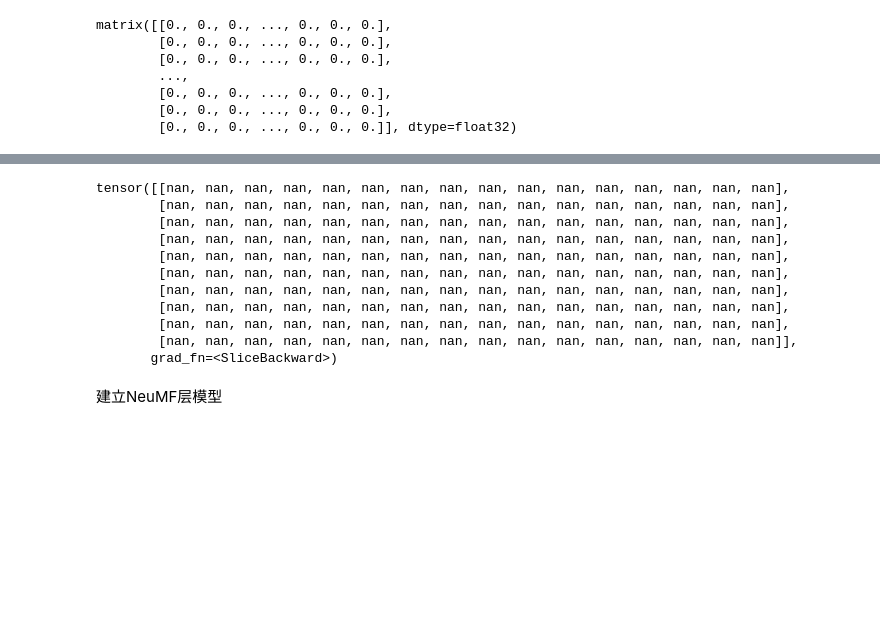
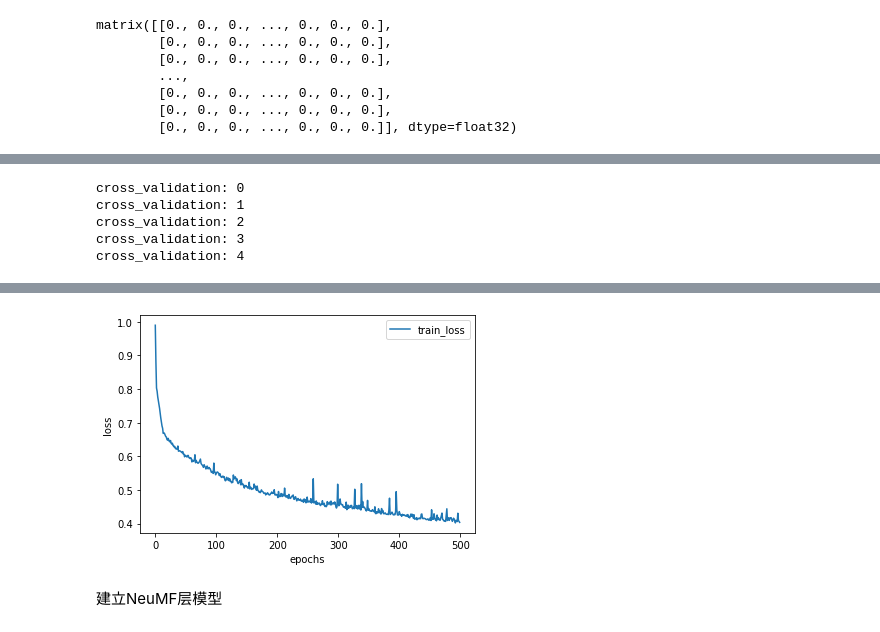
Before and after one commit to stevejobws/Colaboratory, a Jupyter notebook: gcn_pridiction.ipynb, the cells around one changed output, grey strips where cells are left out. Saved outputs shown, nothing was run; the diff lists cells and outputs as text; code cells hidden in the pictures; blank space fills up the shorter version.

```diff
--- a/gcn_pridiction.ipynb
+++ b/gcn_pridiction.ipynb
@@ -307,4 +276,5 @@ class GCN(nn.Module):
     x = F.relu(self.gc1(x, adj))    # adj即公式Z=softmax(A~Relu(A~XW(0))W(1))中的A~
     x1 = F.dropout(x, self.dropout, training = self.training)  # x要dropout
     x2 = self.gc2(x1, adj)
-    return F.log_softmax(x, dim = 1), x1  # 参数dim=1表示对每一行求softmax，那么每一行的值加起来都等于1。
+    return F.log_softmax(x2, dim = 1), x#, x  # 参数dim=1表示对每一行求softmax，那么每一行的值加起来都等于1。
+    #return x, x2
@@ -323,7 +315,10 @@ adj, features, labels, idx_train, idx_val, idx_test = load_data(Adj,features,lab
 model = GCN(nfeat=features.shape[1],
             nhid=16,
             nclass=2,
-            dropout=0.1)
-output, x1 = model(features, adj)
-x1[:10]
+            dropout=0.02)
+output, xx = model(features, adj)
+#xx = model(features, adj)
+print(xx[:10])
+print(output[:10])
+#
 # %% [output]
@@ -347,23 +344,45 @@ tensor([[2.1070e-35, 0.0000e+00, 4.7924e-43, 0.0000e+00, 4.8065e-43, 0.0000e+00,
+# %%
+def div_list(ls,n):
+    ls_len=len(ls)
+    j = ls_len//n
+    ls_return = []
+    for i in range(0,(n-1)*j,j):
+        ls_return.append(ls[i:i+j])
+    ls_return.append(ls[(n-1)*j:])
+    return ls_return
+cv_num =5
+reorder = np.arange(3334)
+np.random.shuffle(reorder)
+order = div_list(reorder.tolist(),cv_num)
+for i in range(cv_num):
+  print("cross_validation:", '%01d' % (i))
+  test_arr = order[i]
+  arr = list(set(reorder).difference(set(test_arr)))
+  np.random.shuffle(arr)
+  train_arr = arr
+# %% [output]
+cross_validation: 0
+cross_validation: 1
+cross_validation: 2
+cross_validation: 3
+cross_validation: 4
 # %%
 from __future__ import division
 from __future__ import print_function
-
 import time
 import argparse  # argparse 是python自带的命令行参数解析包，可以用来方便地读取命令行参数
 import numpy as np
-
 import torch
 import torch.nn.functional as F
 import torch.optim as optim
 
-
 # Training settings
 learning_rate = 0.01
 weight_decay = 5e-4
-epoch_num = 100
-dropout = 0.1
+epoch_num = 500
+dropout = 0.02
 #in_size = node_features  #设置输入层的维数
-hi_size = 16 #设置隐藏层的维数
+hi_size = 16 # 16 #设置隐藏层的维数
 #out_size = node_label #设置输入层的维数
 
 
@@ -388,16 +407,17 @@ optimizer = optim.Adam(model.parameters(),lr=learning_rate, weight_decay=weight_
 #     idx_val = idx_val.cuda()
 #     idx_test = idx_test.cuda()
 #global node_vec
-
+train_loss = []
 def train(epoch_num):
   t = time.time()  # 返回当前时间
   model.train()
   optimizer.zero_grad()
   # optimizer.zero_grad()意思是把梯度置零，也就是把loss关于weight的导数变成0.
   # pytorch中每一轮batch需要设置optimizer.zero_gra
-  global Emdebding_train
+  global Emdebding_train, output
   output, Emdebding_train = model(features, adj)
   loss_train = F.nll_loss(output[idx_train], labels[idx_train])
+  train_loss.append(loss_train)
   # 由于在算output时已经使用了log_softmax，这里使用的损失函数就是NLLloss，如果前面没有加log运算，
   # 这里就要使用CrossEntropyLoss了
   # 损失函数NLLLoss() 的输入是一个对数概率向量和一个目标标签. 它不会为我们计算对数概率，
@@ -441,4 +461,13 @@ for epoch in range(epoch_num):
 print("Optimization Finished!")
 print("Total time elapsed: {:.4f}s".format(time.time() - t_total))
 test()
+import matplotlib.pyplot as plt
+import time
+epochs = len(train_loss)
+plt.plot(range(0,epochs,1), train_loss, label='train_loss')
+plt.xlabel('epochs')
+plt.ylabel('loss')
+plt.legend()
+#plt.savefig("/content/drive/My Drive/Colab Notebooks/GCN_Prediction link/image/"+time.strftime("%Y-%m-%d-%H_%M_%S",time.localtime(time.time()))+"Unet-过拟合C0.jpg")
+plt.show()
 # %% [output]
@@ -462,17 +491,4 @@ Test set results: loss= nan accuracy= 0.0000
+[figure, added]
-# %%
-Emdebding_eval[:10]
-# %% [output]
-tensor([[nan, nan, nan, nan, nan, nan, nan, nan, nan, nan, nan, nan, nan, nan, nan, nan],
-        [nan, nan, nan, nan, nan, nan, nan, nan, nan, nan, nan, nan, nan, nan, nan, nan],
-        [nan, nan, nan, nan, nan, nan, nan, nan, nan, nan, nan, nan, nan, nan, nan, nan],
-        [nan, nan, nan, nan, nan, nan, nan, nan, nan, nan, nan, nan, nan, nan, nan, nan],
-        [nan, nan, nan, nan, nan, nan, nan, nan, nan, nan, nan, nan, nan, nan, nan, nan],
-        [nan, nan, nan, nan, nan, nan, nan, nan, nan, nan, nan, nan, nan, nan, nan, nan],
-        [nan, nan, nan, nan, nan, nan, nan, nan, nan, nan, nan, nan, nan, nan, nan, nan],
-        [nan, nan, nan, nan, nan, nan, nan, nan, nan, nan, nan, nan, nan, nan, nan, nan],
-        [nan, nan, nan, nan, nan, nan, nan, nan, nan, nan, nan, nan, nan, nan, nan, nan],
-        [nan, nan, nan, nan, nan, nan, nan, nan, nan, nan, nan, nan, nan, nan, nan, nan]],
-       grad_fn=<SliceBackward>)
 # %% [markdown]
 建立NeuMF层模型
 # %%
```
Also changed, not shown: parts of 37 cells of this notebook.
